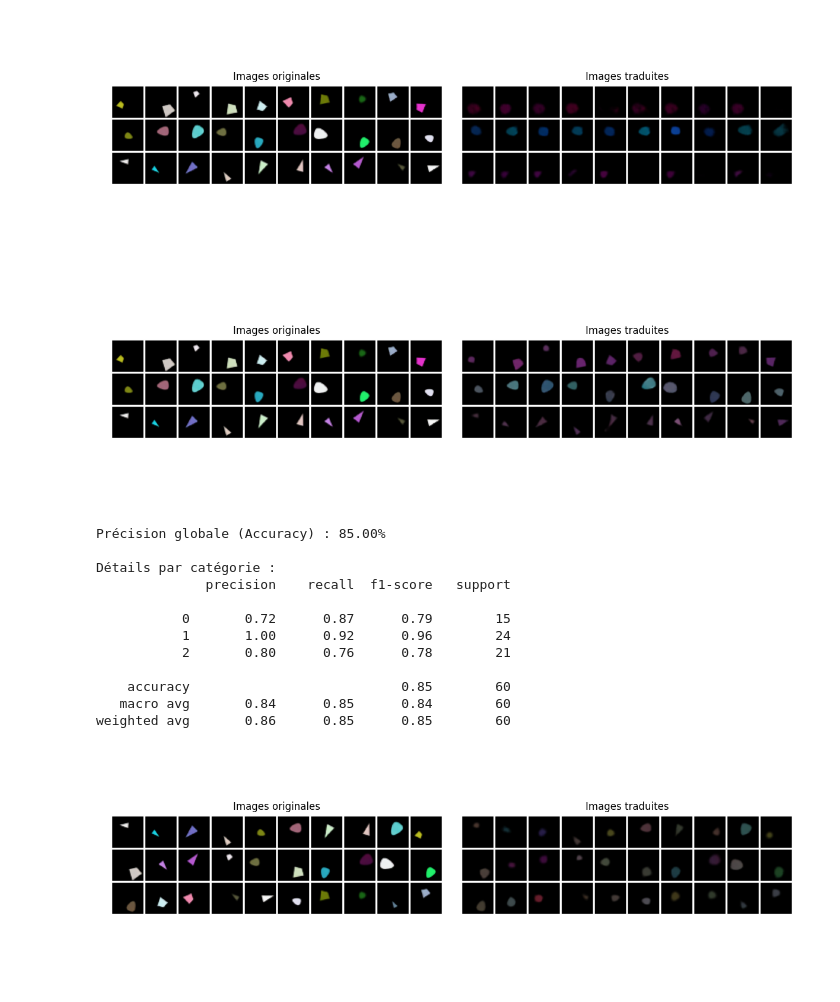
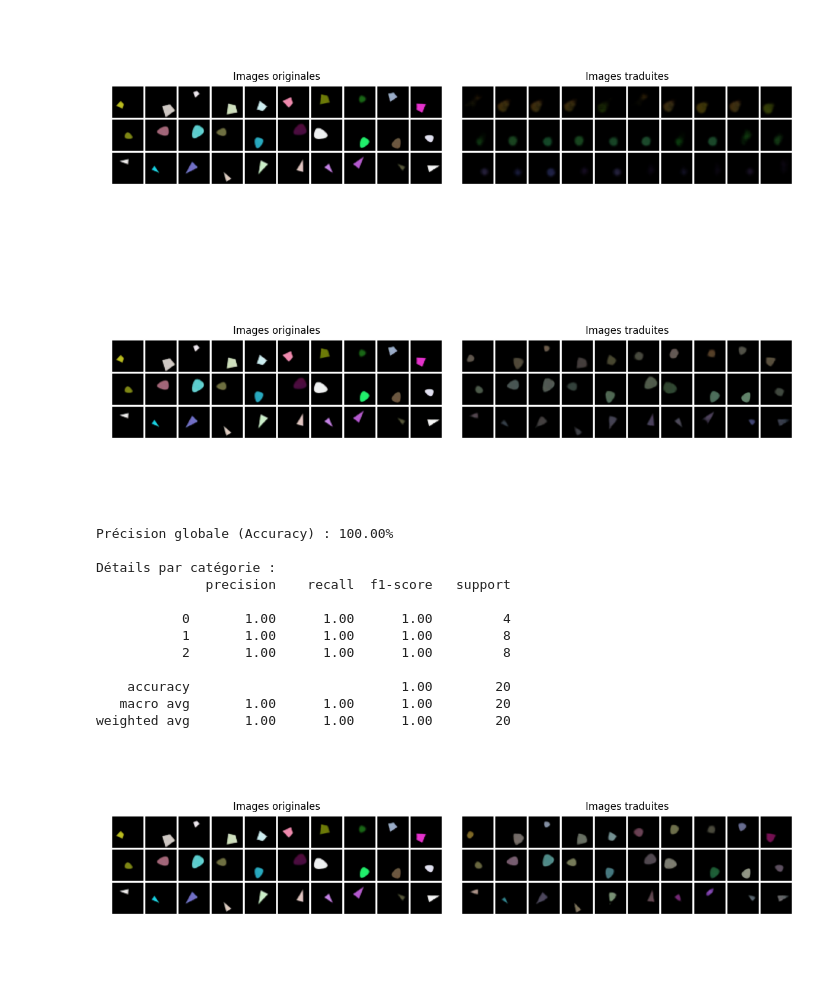
Before and after one commit to lucas-ch/gwsyn, a Jupyter notebook: notebooks/syn_3_modules_full.ipynb, the cells around one changed output. Drawn from its saved outputs; the diff is of its cells as text; code cells hidden in the pictures.

```diff
--- a/notebooks/syn_3_modules_full.ipynb
+++ b/notebooks/syn_3_modules_full.ipynb
@@ -29,9 +29,9 @@ from sklearn.preprocessing import StandardScaler
 
 %matplotlib widget
 # %%
-condition = "meh"
+condition = "debug"
 checkpoint_epoch = 0
-n_samples_test = 300
+n_samples_test = 100
 split = "test"
 # %%
 experiment_name = get_experiment_name(condition, "biased_00", 0)
@@ -209,11 +210,10 @@ x_pred_3 = gw_mod.decode(z, domains={domain_name_target})
 
 decoded_images_dt= visual_module.decode_images(x_pred_3['v_latents'])
 
-cat = original_attr[0]
 fig = plot_original_translated_comparison(get_n_per_category(original_images_rgb, cat, 10), get_n_per_category(decoded_images_dt, cat, 10))
 plt.show()
 # %% [output]
-[figure, old version]
+[figure, new version]
 # %%
 # fusion: attribut to color to v_latent and attr to v_latents
 p = 0.7
@@ -223,7 +223,7 @@ decoded_images_f= visual_module.decode_images(fusion)
 fig = plot_original_translated_comparison(get_n_per_category(original_images_rgb, cat, 10), get_n_per_category(decoded_images_f, cat, 10))
 plt.show()
 # %% [output]
-[figure, old version]
+[figure, new version]
 # %%
 # est ce qu'on peut reconnaitre la catégorie avec seulement la couleur de l'espace latent attribut?
 scaler = StandardScaler()
@@ -247,33 +247,34 @@ print(f"Précision globale (Accuracy) : {accuracy_score(y_test, y_pred):.2%}")
 print("\nDétails par catégorie :")
 print(classification_report(y_test, y_pred))
 # %% [output]
-Précision globale (Accuracy) : 85.00%
+Précision globale (Accuracy) : 100.00%
 
 Détails par catégorie :
               precision    recall  f1-score   support
 
-           0       0.72      0.87      0.79        15
-           1       1.00      0.92      0.96        24
-           2       0.80      0.76      0.78        21
+           0       1.00      1.00      1.00         4
+           1       1.00      1.00      1.00         8
+           2       1.00      1.00      1.00         8
 
-    accuracy                           0.85        60
-   macro avg       0.84      0.85      0.84        60
-weighted avg       0.86      0.85      0.85        60
+    accuracy                           1.00        20
+   macro avg       1.00      1.00      1.00        20
+weighted avg       1.00      1.00      1.00        20
 # %%
 # fustion: attr to v_latents + color to v_latents
+p =0.7
 latents_source = latent_domains[frozenset({'v_latents', 'attr', 'color'})]
 
 
 gw_latents = gw_mod.encode(latents_source)
-z = 0.5*gw_latents['color'] + 0.5*gw_latents['attr']
+z = (1-p)*gw_latents['color'] + p*gw_latents['attr']
 
 prediction = gw_mod.decode(z, domains={'v_latents'})['v_latents']
 decoded_images_f= visual_module.decode_images(prediction)
 
-fig = plot_original_translated_comparison(original_images_rgb, decoded_images_f)
+fig = plot_original_translated_comparison(get_n_per_category(original_images_rgb, cat, 10), get_n_per_category(decoded_images_f, cat, 10))
 plt.show()
 # %% [output]
-[figure, old version]
+[figure, new version]
 # %%
 del original_images_rgb
 del decoded_images_tcv
```
Also changed, not shown: parts of 6 cells of this notebook, 13 other files.
